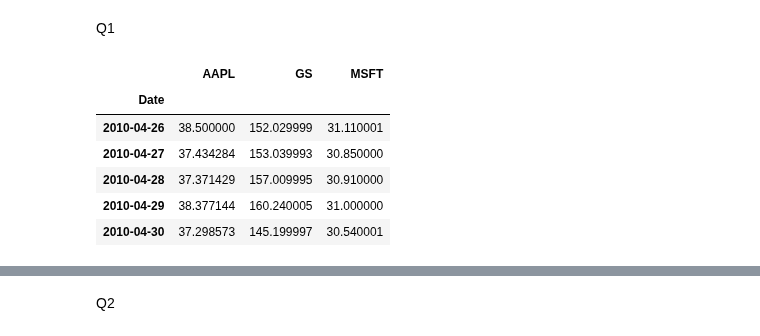
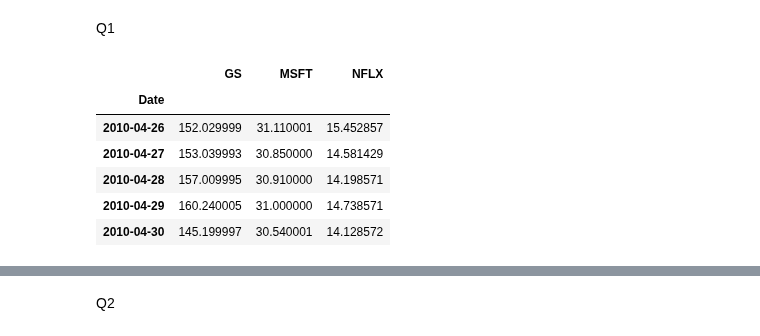
Before and after one commit to PomazkinG/Particle, a Jupyter notebook: Particle.ipynb, the cells around one changed output, grey strips where cells are left out. Cells and saved outputs as stored; diff of their text form; code cells hidden in the pictures.

```diff
--- a/Particle.ipynb
+++ b/Particle.ipynb
@@ -31,17 +31,17 @@ import matplotlib.pyplot as plt
 # %% [markdown]
 Q1
 # %%
-stock_list = ['AAPL', 'GS', 'MSFT']
-daily_price_df = yf.download(stock_list,
+stock_list = ['NFLX', 'GS', 'MSFT']
+df_daily_price = yf.download(stock_list,
                       period = '10y',
                       progress=False)
-daily_price_df = daily_price_df['Close']
-daily_price_df.head()
+df_daily_price = df_daily_price['Close']
+df_daily_price.head()
 # %% [output]
-|  | AAPL | GS | MSFT |
+|  | GS | MSFT | NFLX |
 | Date |  |  |  |
-| 2010-04-26 | 38.500000 | 152.029999 | 31.110001 |
-| 2010-04-27 | 37.434284 | 153.039993 | 30.850000 |
-| 2010-04-28 | 37.371429 | 157.009995 | 30.910000 |
-| 2010-04-29 | 38.377144 | 160.240005 | 31.000000 |
-| 2010-04-30 | 37.298573 | 145.199997 | 30.540001 |
+| 2010-04-26 | 152.029999 | 31.110001 | 15.452857 |
+| 2010-04-27 | 153.039993 | 30.850000 | 14.581429 |
+| 2010-04-28 | 157.009995 | 30.910000 | 14.198571 |
+| 2010-04-29 | 160.240005 | 31.000000 | 14.738571 |
+| 2010-04-30 | 145.199997 | 30.540001 | 14.128572 |
```
Also changed, not shown: parts of 6 cells of this notebook.
